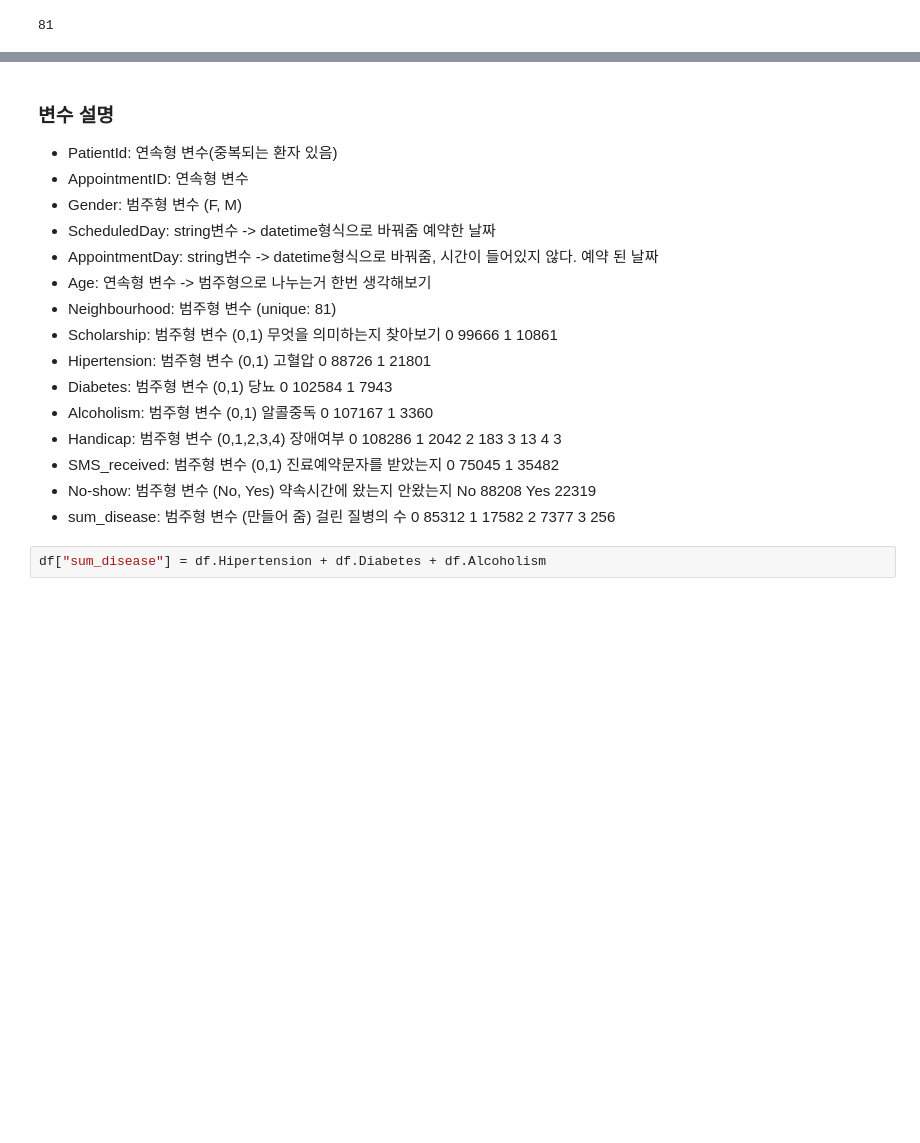
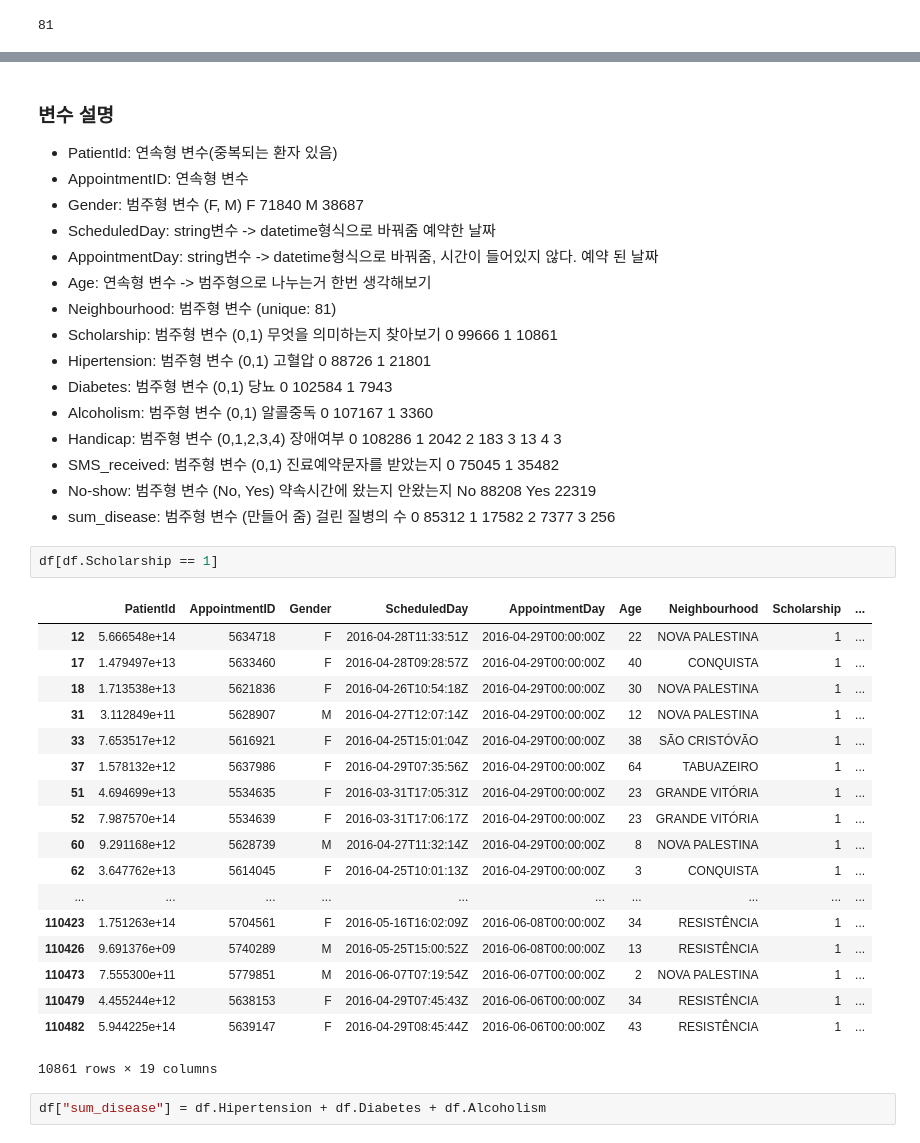
Before and after one commit to p829911/Classification_project, a Jupyter notebook: hsw_version1.ipynb, the cells around one changed output, grey strips where cells are left out. Drawn from its saved outputs; the diff is of its cells as text; blank space fills up the shorter version.

```diff
--- a/hsw_version1.ipynb
+++ b/hsw_version1.ipynb
@@ -18,6 +26,8 @@ len(df.Neighbourhood.unique())
 - PatientId: 연속형 변수(중복되는 환자 있음)
 - AppointmentID: 연속형 변수
 - Gender: 범주형 변수 (F, M)
+            F    71840
+            M    38687
 - ScheduledDay: string변수 -> datetime형식으로 바꿔줌
     예약한 날짜
 - AppointmentDay: string변수 -> datetime형식으로 바꿔줌, 시간이 들어있지 않다.
@@ -53,5 +63,26 @@ len(df.Neighbourhood.unique())
             1    17582
             2     7377
             3      256
+# %%
+df[df.Scholarship == 1]
+# %% [output]
+|  | PatientId | AppointmentID | Gender | ScheduledDay | AppointmentDay | Age | Neighbourhood | Scholarship | ... |
+| 12 | 5.666548e+14 | 5634718 | F | 2016-04-28T11:33:51Z | 2016-04-29T00:00:00Z | 22 | NOVA PALESTINA | 1 | ... |
+| 17 | 1.479497e+13 | 5633460 | F | 2016-04-28T09:28:57Z | 2016-04-29T00:00:00Z | 40 | CONQUISTA | 1 | ... |
+| 18 | 1.713538e+13 | 5621836 | F | 2016-04-26T10:54:18Z | 2016-04-29T00:00:00Z | 30 | NOVA PALESTINA | 1 | ... |
+| 31 | 3.112849e+11 | 5628907 | M | 2016-04-27T12:07:14Z | 2016-04-29T00:00:00Z | 12 | NOVA PALESTINA | 1 | ... |
+| 33 | 7.653517e+12 | 5616921 | F | 2016-04-25T15:01:04Z | 2016-04-29T00:00:00Z | 38 | SÃO CRISTÓVÃO | 1 | ... |
+| 37 | 1.578132e+12 | 5637986 | F | 2016-04-29T07:35:56Z | 2016-04-29T00:00:00Z | 64 | TABUAZEIRO | 1 | ... |
+| 51 | 4.694699e+13 | 5534635 | F | 2016-03-31T17:05:31Z | 2016-04-29T00:00:00Z | 23 | GRANDE VITÓRIA | 1 | ... |
+| 52 | 7.987570e+14 | 5534639 | F | 2016-03-31T17:06:17Z | 2016-04-29T00:00:00Z | 23 | GRANDE VITÓRIA | 1 | ... |
+| 60 | 9.291168e+12 | 5628739 | M | 2016-04-27T11:32:14Z | 2016-04-29T00:00:00Z | 8 | NOVA PALESTINA | 1 | ... |
+| 62 | 3.647762e+13 | 5614045 | F | 2016-04-25T10:01:13Z | 2016-04-29T00:00:00Z | 3 | CONQUISTA | 1 | ... |
+| ... | ... | ... | ... | ... | ... | ... | ... | ... | ... |
+| 110423 | 1.751263e+14 | 5704561 | F | 2016-05-16T16:02:09Z | 2016-06-08T00:00:00Z | 34 | RESISTÊNCIA | 1 | ... |
+| 110426 | 9.691376e+09 | 5740289 | M | 2016-05-25T15:00:52Z | 2016-06-08T00:00:00Z | 13 | RESISTÊNCIA | 1 | ... |
+| 110473 | 7.555300e+11 | 5779851 | M | 2016-06-07T07:19:54Z | 2016-06-07T00:00:00Z | 2 | NOVA PALESTINA | 1 | ... |
+| 110479 | 4.455244e+12 | 5638153 | F | 2016-04-29T07:45:43Z | 2016-06-06T00:00:00Z | 34 | RESISTÊNCIA | 1 | ... |
+| 110482 | 5.944225e+14 | 5639147 | F | 2016-04-29T08:45:44Z | 2016-06-06T00:00:00Z | 43 | RESISTÊNCIA | 1 | ... |
+10861 rows × 19 columns
 # %%
 df["sum_disease"] = df.Hipertension + df.Diabetes + df.Alcoholism
```
Also changed, not shown: parts of 7 cells of this notebook, 1 other file.
